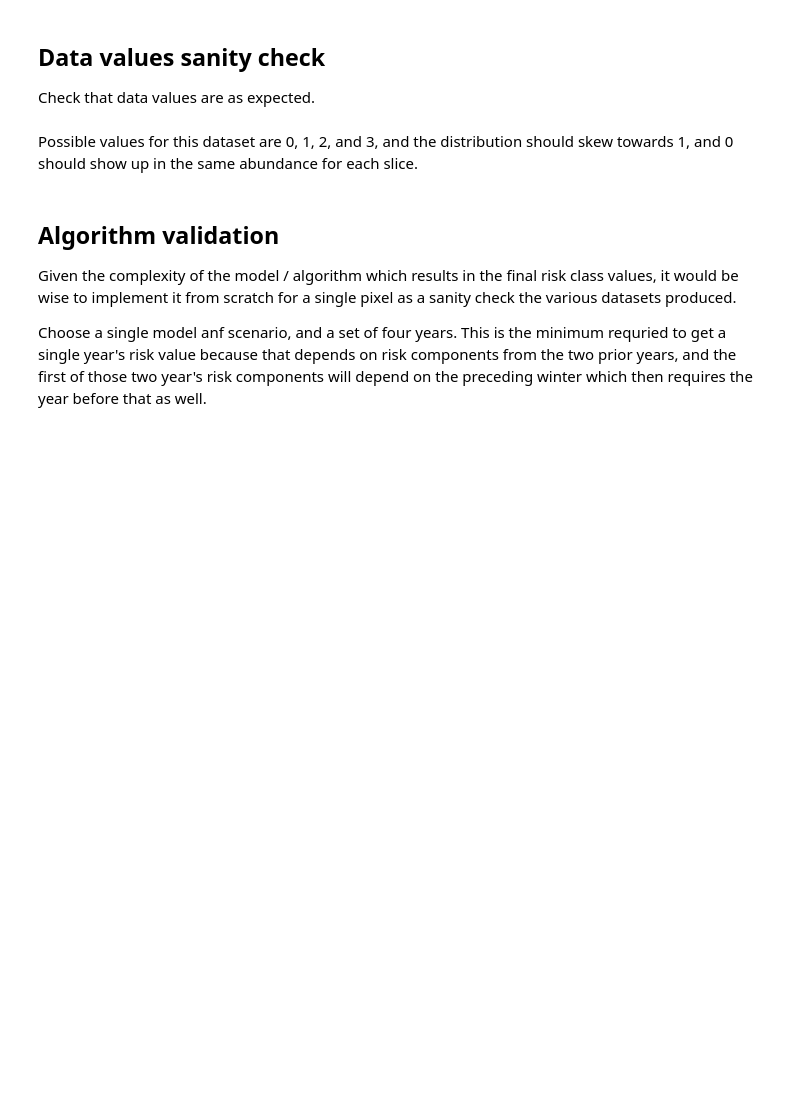
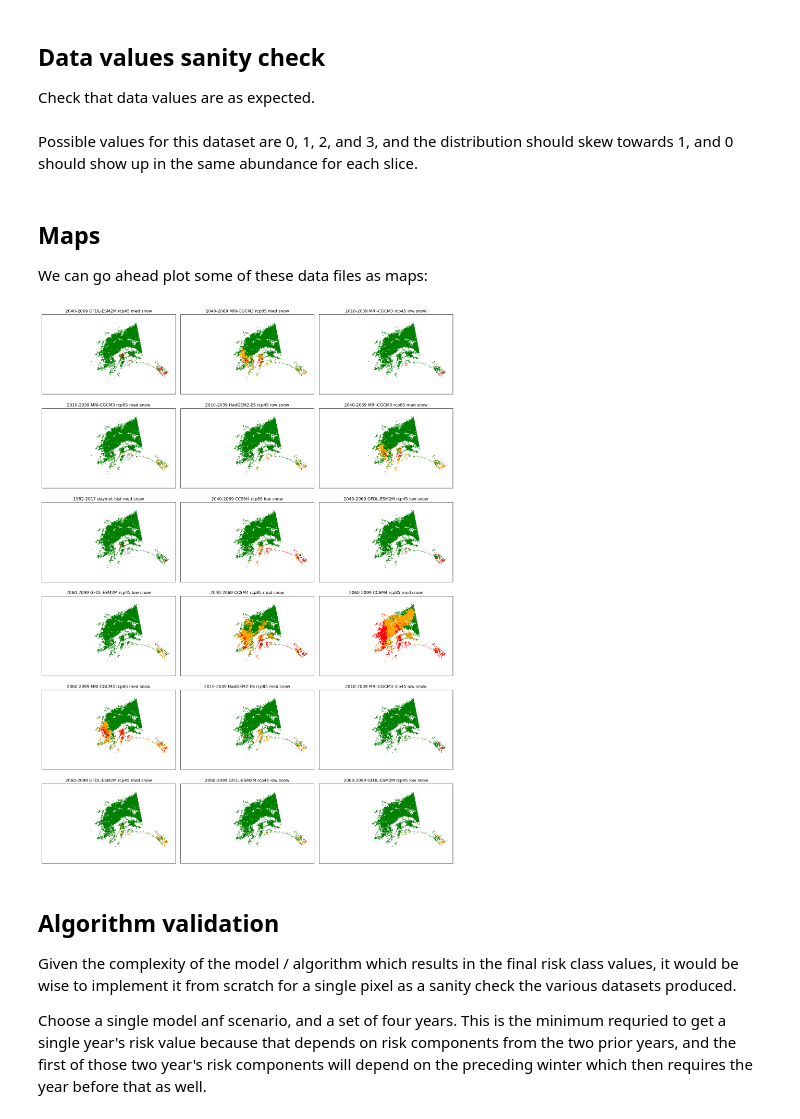
Before and after one commit to ua-snap/spruce-beetle-risk, a Jupyter notebook: qc.ipynb, the cells around one changed output. Cells and saved outputs as stored; diff of their text form; code cells hidden in the pictures; blank space fills up the shorter version.

Commit message:
check maps made from dataset

```diff
--- a/qc.ipynb
+++ b/qc.ipynb
@@ -41,5 +41,3 @@ for fp in out_risk_dir.glob("*.tif"):
     stat_di[key] = {}
     with rio.open(fp) as src:
         stat_di[key]["counts"] = np.unique(src.read(1), return_counts=True)
-# %% [markdown]
-Possible values for this dataset are 0, 1, 2, and 3, and the distribution should skew towards 1, and 0 should show up in the same abundance for each slice.
@@ -49,0 +44,2 @@ for fp in stat_di:
+# %% [markdown]
+Possible values for this dataset are 0, 1, 2, and 3, and the distribution should skew towards 1, and 0 should show up in the same abundance for each slice.
@@ -50,3 +50,34 @@ for fp in stat_di:
+# %% [markdown]
+## Maps
+
+We can go ahead plot some of these data files as maps:
+# %%
+from matplotlib.colors import ListedColormap
+
+
+# choose 18 random files
+np.random.seed(907)
+idx = np.random.randint(0, 50, 18)
+all_fps = list(out_risk_dir.glob("*.tif"))
+fps = [all_fps[i] for i in idx]
+cmap = ListedColormap(["green", "orange", "red"])
+
+fig, axs = plt.subplots(6, 3, figsize=(17, 23), sharex=True, sharey=True)
+fig.patch.set_facecolor("white")
+for ax, fp in zip(axs.flatten(), fps):
+    ax.get_xaxis().set_visible(False)
+    ax.get_yaxis().set_visible(False)
+    era, model, scenario, snow = fp.name.split("_")[-4:]
+    snow = snow.replace(".tif", "")
+    with rio.open(fp) as src:
+        show(src, interpolation="none", cmap=cmap, ax=ax)
+
+        ax.set_title(f"{era} {model} {scenario} {snow} snow")
+
+plt.tight_layout()
+plt.show()
+# %% [output]
+[figure, added]
 # %% [markdown]
 ## Algorithm validation
 
```
Also changed, not shown: parts of 20 cells of this notebook.
